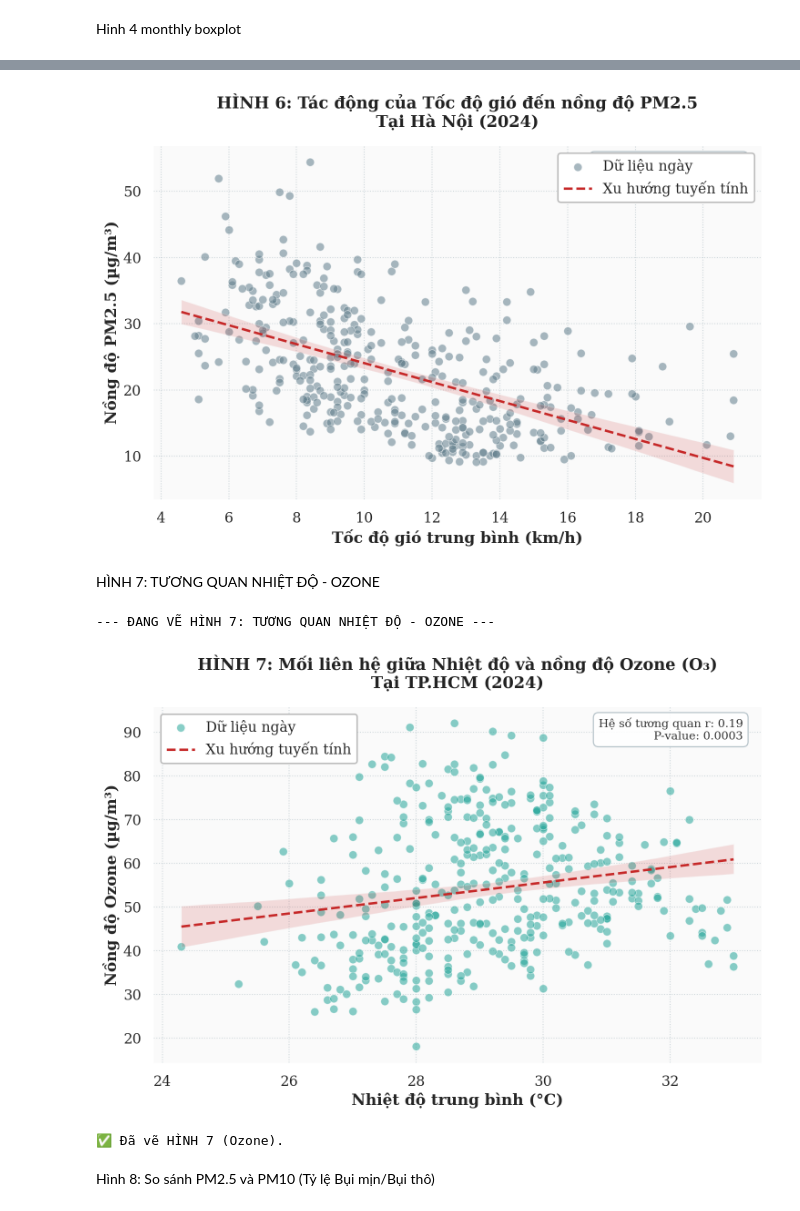
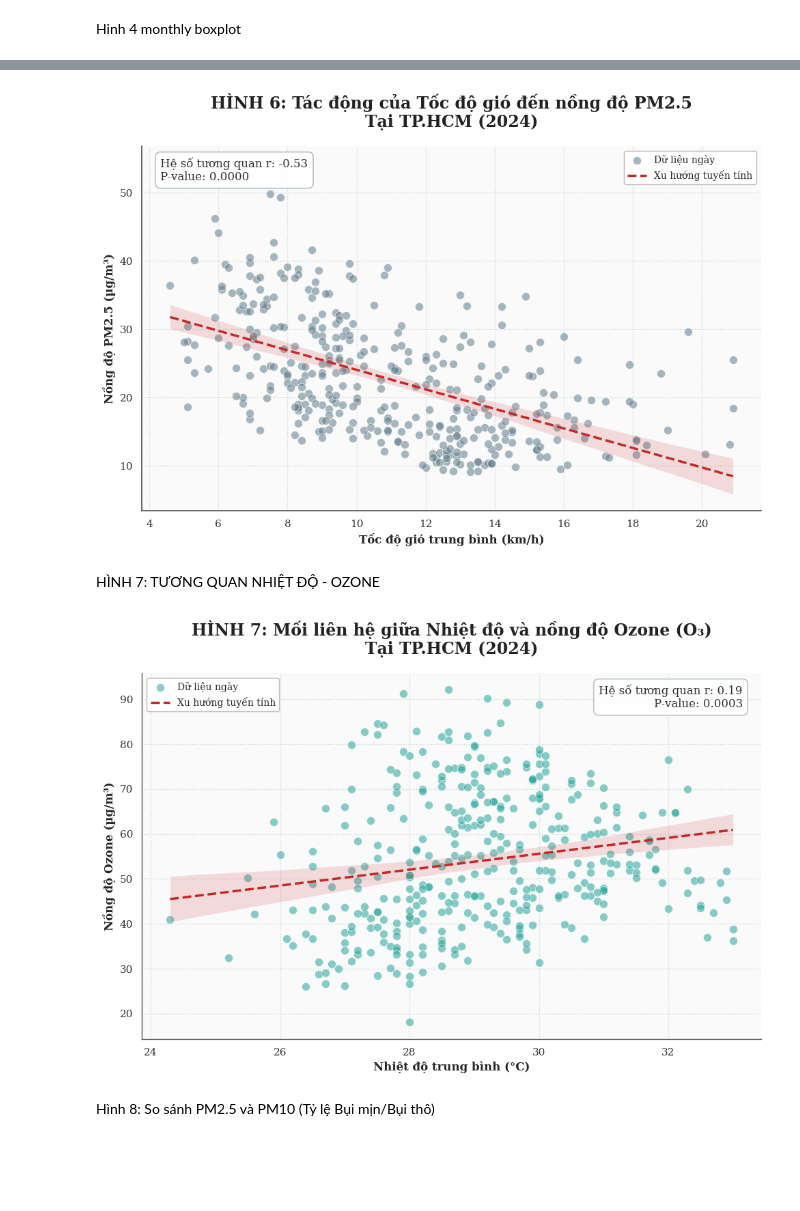
Before and after one commit to Eternity-KT/2526-LTXLDL-Project-AIT2006-2-3.4, a Jupyter notebook: src/visualization.ipynb, the cells around one changed output, grey strips where cells are left out. Saved outputs shown, nothing was run; the diff lists cells and outputs as text; code cells hidden in the pictures; blank space fills up the shorter version.

```diff
--- a/src/visualization.ipynb
+++ b/src/visualization.ipynb
@@ -230,8 +228,7 @@ os.makedirs('../figures', exist_ok=True)
 if 'df_daily' not in locals() or df_daily.empty:
     print("❌ Lỗi: Chưa có dữ liệu df_daily.")
 else:
-    LOCATION = "Hà Nội"
-    YEAR = "2024"
+
     data = df_daily["pm2_5_mean"]
     threshold = 25
 
@@ -441,11 +438,11 @@ if not df_daily.empty:
         'temp_mean', 'pressure_mean', 'wind_speed_mean',
         'uv_max', 'pm2_5_mean', 'pm10_mean', 'ozone_mean','co_mean'
     ]
-    valid_cols = [c for c in potential_cols if c in df_clean.columns]
+    valid_cols = [c for c in potential_cols if c in df_daily.columns]
 
     if len(valid_cols) > 1:
 
-        corr_matrix = df_clean[valid_cols].corr()
+        corr_matrix = df_daily[valid_cols].corr()
 
 
         rename_map = {
@@ -563,11 +560,11 @@ if not df_daily.empty:
         )
 
         ax.text(
-            0.97, 0.97, stats_text,
+            0.03, 0.97, stats_text,
             transform=ax.transAxes,
             fontsize=12,
             va='top',
-            ha='right',
+            ha='left',
             color="#333333",
             bbox=dict(
                 boxstyle='round,pad=0.45',
@@ -575,34 +572,34 @@ if not df_daily.empty:
                 edgecolor='#B0BEC5',
                 linewidth=1.2,
                 alpha=0.95
             )
         )
 
         ax.set_title(
             f"HÌNH 6: Tác động của Tốc độ gió đến nồng độ PM2.5\nTại {LOCATION} ({YEAR})",
             fontsize=17,
             fontweight='bold',
             color="#222222",
             pad=20
         )
 
         ax.set_xlabel("Tốc độ gió trung bình (km/h)", fontweight='bold')
         ax.set_ylabel("Nồng độ PM2.5 (µg/m³)", fontweight='bold')
         ax.grid(True, linestyle=":", linewidth=1, color=COLOR_GRID, alpha=0.6)
         ax.tick_params(axis='both', which='major', length=6, width=1.2, color="#555555")
         ax.legend(loc="upper right", frameon=True, facecolor="white", edgecolor="#BBBBBB")
 
 
         plt.tight_layout()
         plt.savefig("../figures/06_wind_pm25_scatter.pdf", format="pdf", dpi=300, bbox_inches="tight")
         plt.show()
 
     else:
         print("⚠️ Thiếu cột 'wind_speed_mean' hoặc 'pm2_5_mean'.")
 else:
     print("❌ Không có dữ liệu.")
 # %% [output]
-[figure, old version]
+[figure, new version]
 # %% [markdown]
 HÌNH 7: TƯƠNG QUAN NHIỆT ĐỘ - OZONE
 # %%
@@ -695,9 +692,7 @@ if o3_col in df_daily.columns:
 else:
     print("⚠️ Không có dữ liệu.")
 # %% [output]
---- ĐANG VẼ HÌNH 7: TƯƠNG QUAN NHIỆT ĐỘ - OZONE ---
-[figure, old version]
+[figure, new version]
-✅ Đã vẽ HÌNH 7 (Ozone).
 # %% [markdown]
 Hình 8: So sánh PM2.5 và PM10 (Tỷ lệ Bụi mịn/Bụi thô)
 # %%
```
Also changed, not shown: parts of 7 cells of this notebook, 6 other files.
